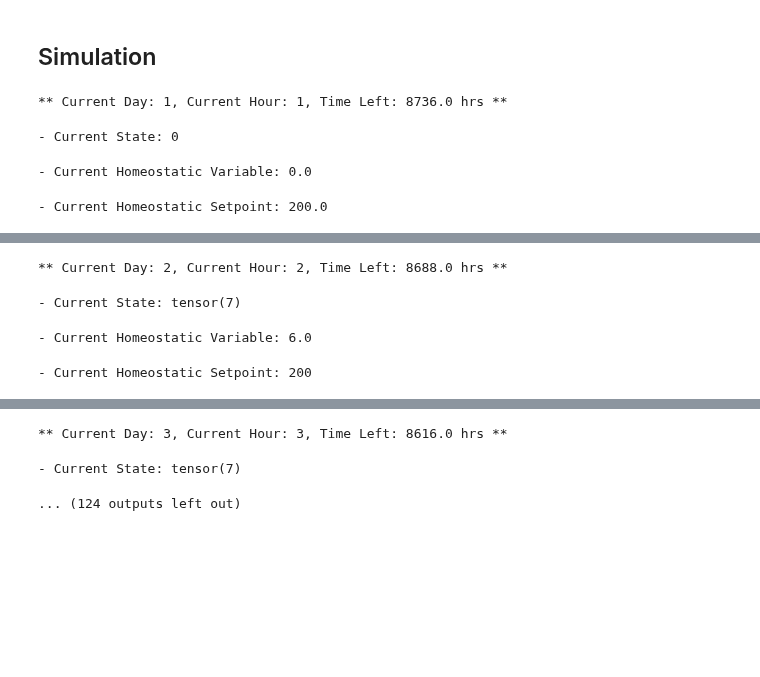
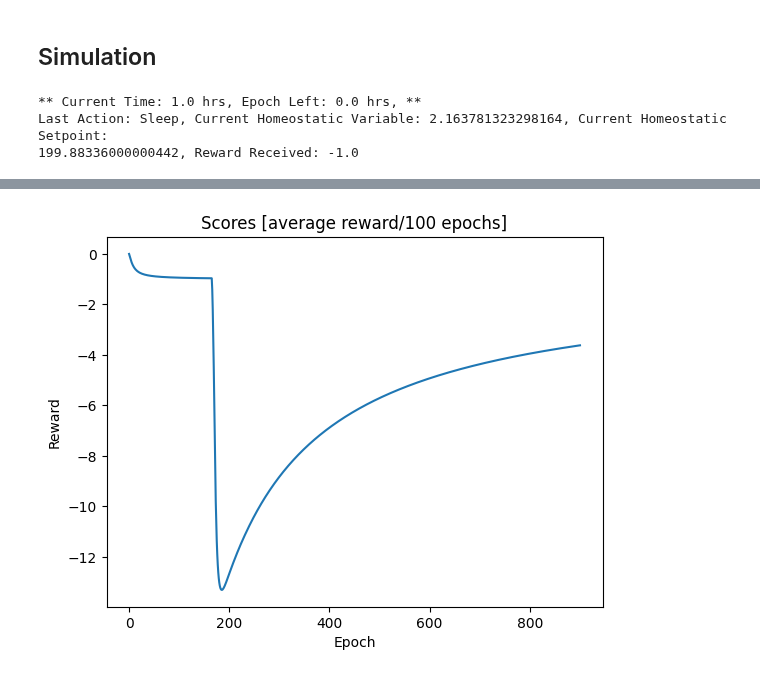
Before and after one commit to rob-sullivan/tu060, a Jupyter notebook: archive/addiction_simulator2.ipynb, the cells around one changed output, grey strips where cells are left out. Cells and saved outputs as stored; diff of their text form; code cells hidden in the pictures; blank space fills up the shorter version.

```diff
--- a/archive/addiction_simulator2.ipynb
+++ b/archive/addiction_simulator2.ipynb
@@ -98,12 +102,21 @@ class Dqn():
     def select_action(self, state):
         #softmax converts numbers into probabilities
         #Q values are the output of the neural network
+            #view q values
+        q_value_tensor = self.model(Variable(state, volatile = True))
+        q_values = [q_value.detach().numpy() for q_value in q_value_tensor]
+            #print(q_values)
+            #viz q value for each action, (T value by user choice)
+            #pie chart 0/1 #seperate action
         # Temperature value = 100. closer to zero the less sure the NN will be to taking the action
         probs = F.softmax(self.model(Variable(state, volatile = True))*100) # T=100
-        #viz q value for each action, (T value by user choice)
-        #pie chart 0/1 #seperate action
-        action = probs.multinomial(num_samples=1)
-        return action.data[0,0]
+        action_prob = [prob.detach().numpy() for prob in probs]
+
+        action = probs.multinomial(num_samples=1) # action taken
+        #q_values[0][action] #qualiy of taking action in state
+        #action_prob[0][action] #probability of taking action
+
+        return action.data[0,0], q_values[0][action], action_prob[0][action]
 
     #to train our AI
     #forward propagation then backproagation
@@ -124,7 +137,7 @@ class Dqn():
     def update(self, reward, new_signal):
         new_state = torch.Tensor(new_signal).float().unsqueeze(0)
         self.memory.push((self.last_state, new_state, torch.LongTensor([int(self.last_action)]), torch.Tensor([self.last_reward])))
-        action = self.select_action(new_state)
+        action, q, p = self.select_action(new_state)
         if len(self.memory.memory) > 100:
             batch_state, batch_next_state, batch_action, batch_reward = self.memory.sample(100)
             self.learn(batch_state, batch_next_state, batch_reward, batch_action)
@@ -134,10 +147,10 @@ class Dqn():
         self.reward_window.append(reward)
         if len(self.reward_window) > 1000:
             del self.reward_window[0]
-        return action
+        return action, q, p
 
     def score(self):
-        return sum(self.reward_window)/(len(self.reward_window)+1.)
+        return sum(self.reward_window)/(len(self.reward_window)+1.0)
 
     def save(self):
         torch.save({'state_dict': self.model.state_dict(),
@@ -345,9 +353,8 @@ class Simulation():
             _ = system('clear')
 # %%
 if __name__ == "__main__":
-    Simulation()
+    env = Simulation()
 # %% [output]
-** Current Day: 1, Current Hour: 1, Time Left: 8736.0 hrs **
+** Current Time: 1.0 hrs, Epoch Left: 0.0 hrs, **
+Last Action: Sleep, Current Homeostatic Variable: 2.163781323298164, Current Homeostatic Setpoint:
+199.88336000000442, Reward Received: -1.0
-- Current State: 0
-- Current Homeostatic Variable: 0.0
-- Current Homeostatic Setpoint: 200.0
@@ -355,4 +360,0 @@ if __name__ == "__main__":
-** Current Day: 2, Current Hour: 2, Time Left: 8688.0 hrs **
-- Current State: tensor(7)
-- Current Homeostatic Variable: 6.0
-- Current Homeostatic Setpoint: 200
@@ -360,3 +361 @@ if __name__ == "__main__":
-** Current Day: 3, Current Hour: 3, Time Left: 8616.0 hrs **
-- Current State: tensor(7)
-... (124 outputs left out)
+[figure, added]
```
Also changed, not shown: parts of 5 cells of this notebook, 2 other files.
